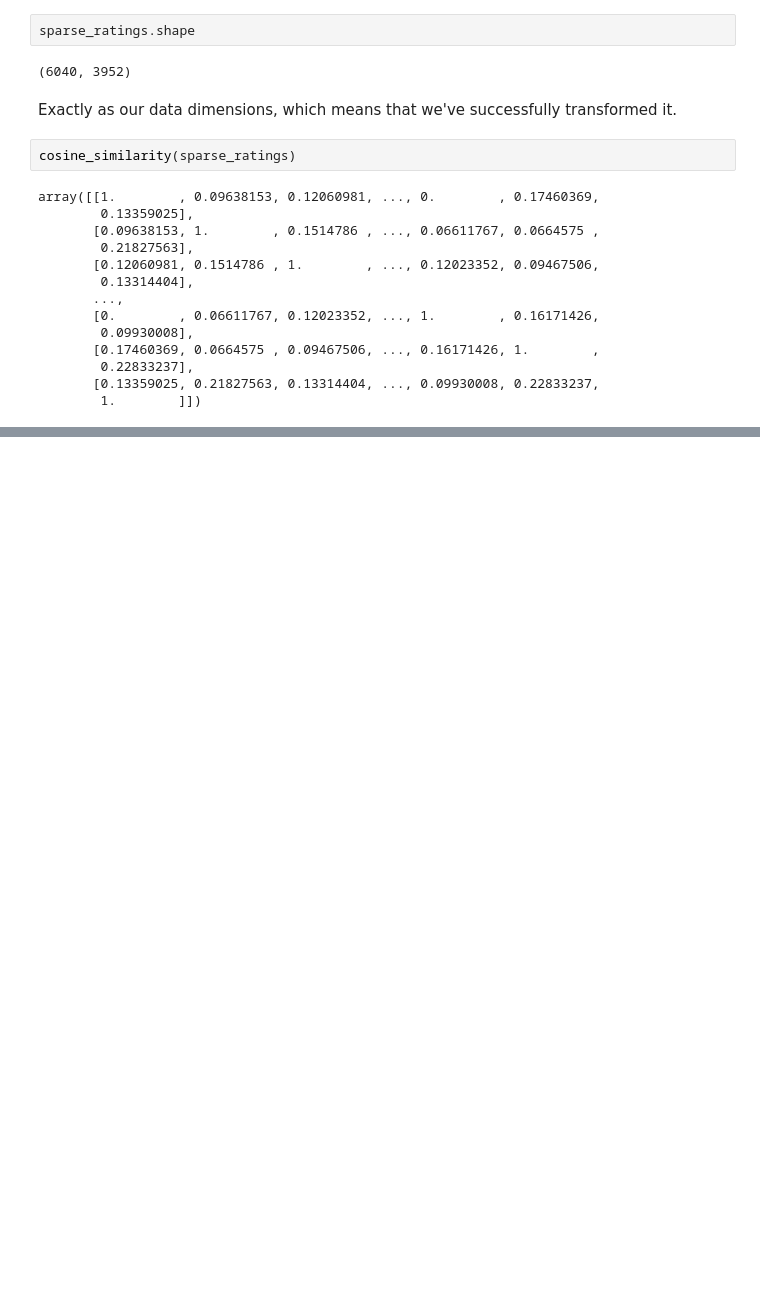
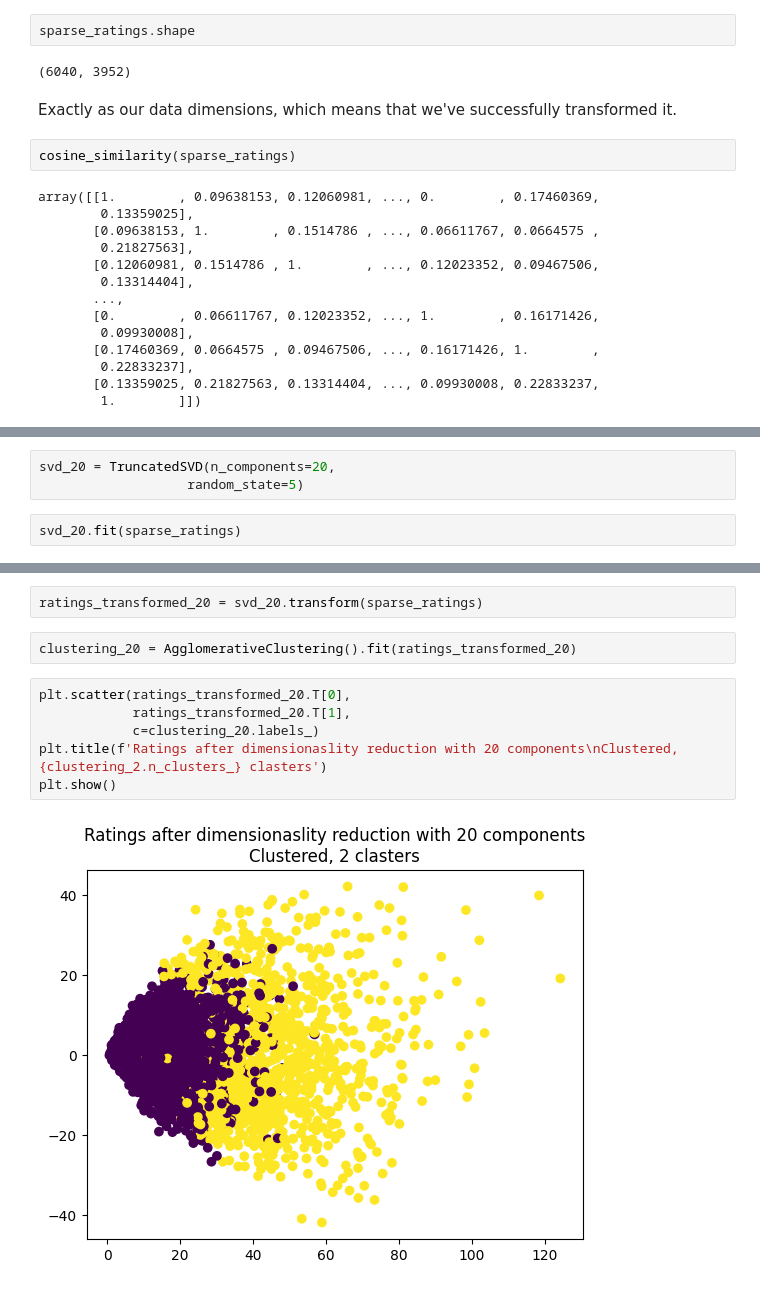
Before and after one commit to ozhenchuk/RecSys2024, a Jupyter notebook: experiments/Exp_1_1_20240612_Dataset_initial_exploration/experiment.ipynb, the cells around one changed output, grey strips where cells are left out. Drawn from its saved outputs; the diff is of its cells as text; blank space fills up the shorter version.

```diff
--- a/experiments/Exp_1_1_20240612_Dataset_initial_exploration/experiment.ipynb
+++ b/experiments/Exp_1_1_20240612_Dataset_initial_exploration/experiment.ipynb
@@ -117,0 +170,5 @@ These are the main questions that we would like to answer with our exploratory d
+# %%
+svd_20 = TruncatedSVD(n_components=20,
+                   random_state=5)
+# %%
+svd_20.fit(sparse_ratings)
@@ -117,0 +184,12 @@ These are the main questions that we would like to answer with our exploratory d
+# %%
+ratings_transformed_20 = svd_20.transform(sparse_ratings)
+# %%
+clustering_20 = AgglomerativeClustering().fit(ratings_transformed_20)
+# %%
+plt.scatter(ratings_transformed_20.T[0],
+            ratings_transformed_20.T[1],
+            c=clustering_20.labels_)
+plt.title(f'Ratings after dimensionaslity reduction with 20 components\nClustered, {clustering_2.n_clusters_} clasters')
+plt.show()
+# %% [output]
+[figure, added]
```
Also changed, not shown: parts of 76 cells of this notebook, 2 other files.
